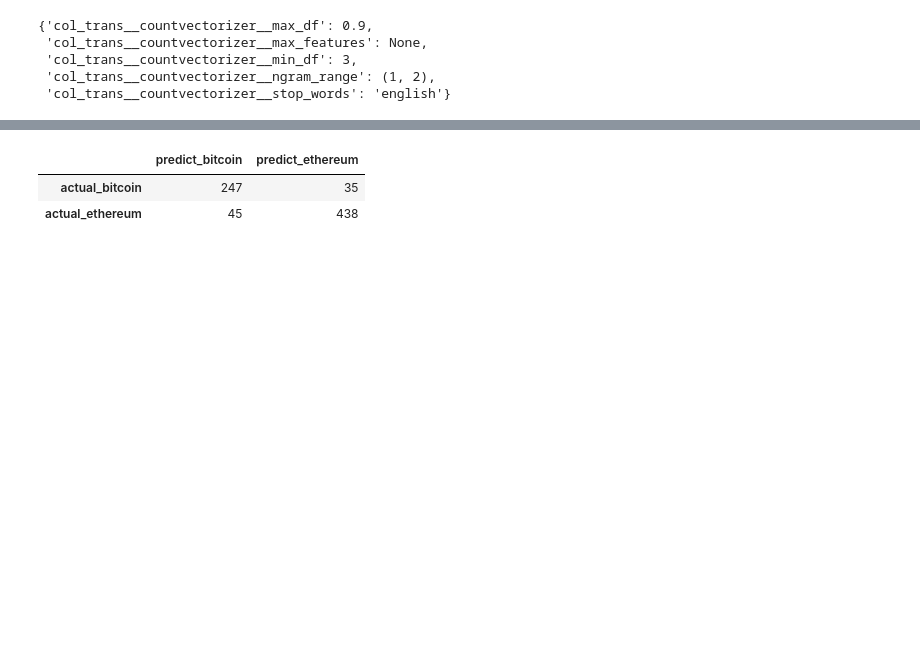
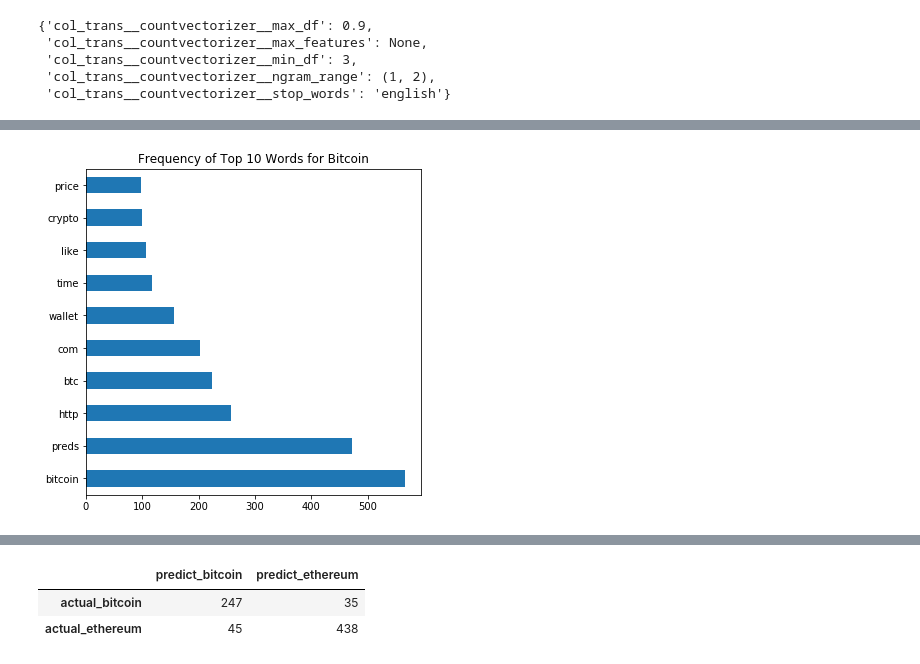
Before and after one commit to Kalz123/Subreddit_Classification, a Jupyter notebook: 4. Modeling with Logistic regression.ipynb, the cells around one changed output, grey strips where cells are left out. Saved outputs shown, nothing was run; the diff lists cells and outputs as text; code cells hidden in the pictures; blank space fills up the shorter version.

```diff
--- a/4. Modeling with Logistic regression.ipynb
+++ b/4. Modeling with Logistic regression.ipynb
@@ -172,0 +241,2 @@ gs_lr_cv.best_params_
+# %%
+gs_lr_cv.best_estimator_.steps[0][1].fit_transform(X_train).toarray()
@@ -172,0 +261,3 @@ gs_lr_cv.best_params_
+# %%
+df1 = pd.DataFrame(gs_lr_cv.best_estimator_.steps[0][1].transform(X_test).toarray(), columns =
+             feat_names)
@@ -172,0 +280,3 @@ gs_lr_cv.best_params_
+# %%
+preds = gs_lr_cv.predict(X_test)
+preds
@@ -172,0 +301,4 @@ gs_lr_cv.best_params_
+# %%
+# df1.loc[df1['preds'] == 1].sum().sort_values(ascending=False)
+df1['preds'] = preds
+df1.head()
@@ -172,0 +328,8 @@ gs_lr_cv.best_params_
+# %%
+plt.figure(figsize = (6,6))
+df1.loc[df1['preds'] == 1].sum().sort_values(ascending=False).head(10).plot(kind='barh')
+plt.title('Frequency of Top 10 Words for Bitcoin')
+plt.ylabel("")
+plt.show()
+# %% [output]
+[figure, added]
```
Also changed, not shown: parts of 25 cells of this notebook, 2 other files.
